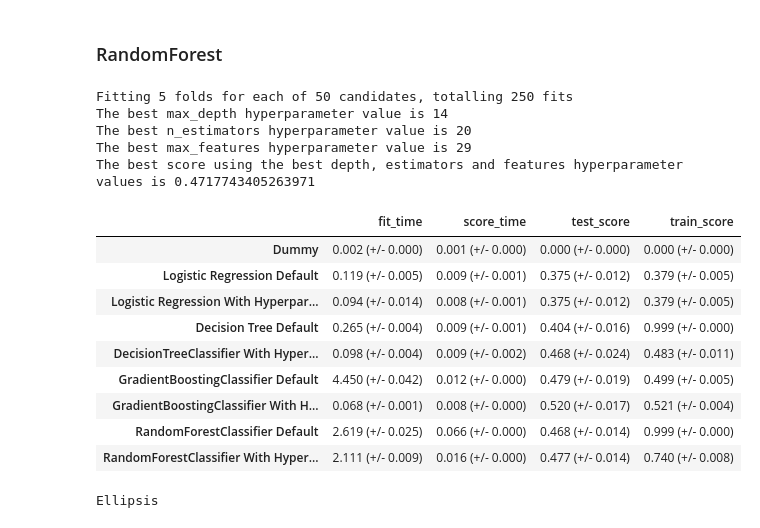
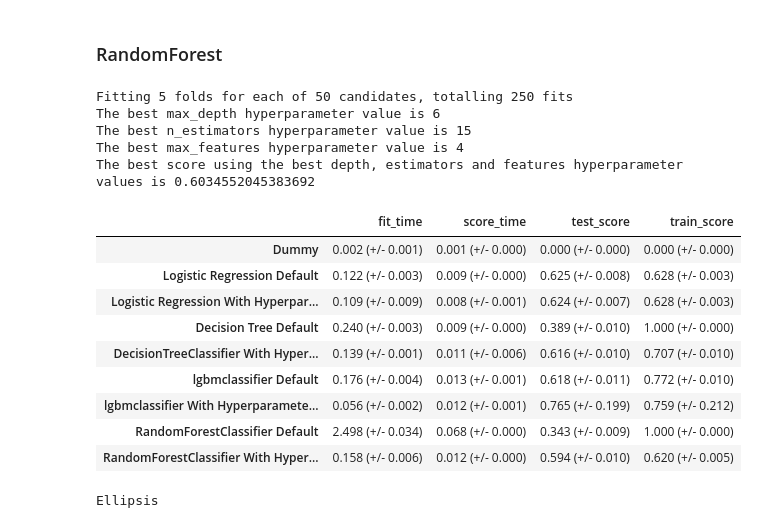
Before and after one commit to BradPeng/cpsc330-2023s, a Jupyter notebook: hw/hw5/hw5.ipynb, the cells around one changed output. Saved outputs shown, nothing was run; the diff lists cells and outputs as text; code cells hidden in the pictures.

Commit message:
hw5: Updates
- start using lbgm instead of the gradient tree thing
- make classes balanced in all classifiers

```diff
--- a/hw/hw5/hw5.ipynb
+++ b/hw/hw5/hw5.ipynb
@@ -686,7 +686,7 @@ In section 7 we created a LogisticRegression model and in section 8 we created a
 # %%
 from scipy.stats import lognorm, loguniform, randint
 pipe_lr = make_pipeline(
-    preprocessor, LogisticRegression(max_iter=1000)
+    preprocessor, LogisticRegression(max_iter=1000, class_weight="balanced")
 )
 
 param_grid = {"logisticregression__C": loguniform(1e-3, 1e3)}
@@ -716,7 +716,7 @@ print(f"The best score using the best C hyperparameter value is {random_search.b
 
 # Add the optimized logistic regression to results table
 pipe_lr = make_pipeline(
-    preprocessor, LogisticRegression(max_iter=1000, C=random_search.best_score_ )
+    preprocessor, LogisticRegression(max_iter=1000, C=random_search.best_score_, class_weight="balanced" )
 )
 results["Logistic Regression With Hyperparameter Optimization"] = mean_std_cross_val_scores(
     pipe_lr, X_train, y_train, return_train_score=True, scoring=f1_scorer
@@ -734,7 +734,7 @@ The best score using the best C hyperparameter value is 0.3755630625515143
 ### DecisionTreeClassifier
 # %%
 pipe_dtc = make_pipeline(
-    preprocessor, DecisionTreeClassifier()
+    preprocessor, DecisionTreeClassifier(class_weight="balanced")
 )
 
 param_grid = {"decisiontreeclassifier__max_depth": randint(low=1, high=100)}
@@ -769,7 +769,7 @@ results[f"Decision Tree Default"] = mean_std_cross_val_scores(
 
 # Add the optimized DecisionTreeClassifier to results table
 pipe_dtc = make_pipeline(
-    preprocessor, DecisionTreeClassifier(max_depth=random_search.best_params_["decisiontreeclassifier__max_depth"])
+    preprocessor, DecisionTreeClassifier(max_depth=random_search.best_params_["decisiontreeclassifier__max_depth"], class_weight="balanced")
 )
 results["DecisionTreeClassifier With Hyperparameter Optimization"] = mean_std_cross_val_scores(
     pipe_dtc, X_train, y_train, return_train_score=True, scoring=f1_scorer
@@ -790,10 +788,11 @@ The best score using the best max_depth hyperparameter value is 0.46770352831417
 # %%
+from lightgbm.sklearn import LGBMClassifier
 pipe_GBC = make_pipeline(
-    preprocessor, GradientBoostingClassifier()
+    preprocessor, LGBMClassifier(class_weight='balanced')
 )
 
-param_grid = {"gradientboostingclassifier__learning_rate": loguniform(1e-3, 1e3),
-             "gradientboostingclassifier__n_estimators": randint(low=1, high=30)}
+param_grid = {"lgbmclassifier__learning_rate": loguniform(1e-3, 1e3),
+             "lgbmclassifier__n_estimators": randint(low=1, high=30)}
 
 random_search = RandomizedSearchCV(
     pipe_GBC,
@@ -809,30 +808,35 @@ random_search.fit(X_train, y_train);
 pd.DataFrame(random_search.cv_results_)[
     [
         "mean_test_score",
-        "param_gradientboostingclassifier__learning_rate",
-        "param_gradientboostingclassifier__n_estimators",
+        "param_lgbmclassifier__learning_rate",
+        "param_lgbmclassifier__n_estimators",
         "mean_fit_time",
         "rank_test_score",
     ]
 ].set_index("rank_test_score").sort_index().T
 
-print(f"The best learning_rate hyperparameter value is {random_search.best_params_['gradientboostingclassifier__learning_rate']}")
-print(f"The best n_estimators hyperparameter value is {random_search.best_params_['gradientboostingclassifier__n_estimators']}")
+best_lgbm_learning_rate = random_search.best_params_['lgbmclassifier__learning_rate']
+best_lbgm_n_estimators = random_search.best_params_['lgbmclassifier__n_estimators']
+
+print(f"The best learning_rate hyperparameter value is {best_lgbm_learning_rate}")
+print(f"The best n_estimators hyperparameter value is {best_lbgm_n_estimators}")
 print(f"The best score using the best learning_rate and n_estimators hyperparameter values is {random_search.best_score_}")
 
-# Add default GradientBoostingClassifier results to results table
-results[f"GradientBoostingClassifier Default"] = mean_std_cross_val_scores(
+# Add default lgbmclassifier results to results table
+results[f"lgbmclassifier Default"] = mean_std_cross_val_scores(
     pipe_GBC, X_train, y_train, return_train_score=True, scoring=f1_scorer
 )
 
-# Add the optimized GradientBoostingClassifier to results table
+# Add the optimized lgbmclassifier to results table
 pipe_GBC = make_pipeline(
-    preprocessor, GradientBoostingClassifier(learning_rate=random_search.best_params_["gradientboostingclassifier__learning_rate"],
-                                        n_estimators=random_search.best_params_["gradientboostingclassifier__n_estimators"])
+    preprocessor, LGBMClassifier(class_weight='balanced',
+                                 learning_rate=best_lgbm_learning_rate,
+                                        n_estimators=best_lbgm_n_estimators)
 )
-results["GradientBoostingClassifier With Hyperparameter Optimization"] = mean_std_cross_val_scores(
+results["lgbmclassifier With Hyperparameter Optimization"] = mean_std_cross_val_scores(
     pipe_GBC, X_train, y_train, return_train_score=True, scoring=f1_scorer
 )
+
 pd.DataFrame(results).T
 # %% [output]
 Fitting 5 folds for each of 50 candidates, totalling 250 fits
@@ -851,7 +855,7 @@ The best score using the best learning_rate and n_estimators hyperparameter valu
 ### RandomForest
 # %%
 pipe_RF = make_pipeline(
-    preprocessor, RandomForestClassifier()
+    preprocessor, RandomForestClassifier(class_weight="balanced")
 )
 
 param_grid = {"randomforestclassifier__max_depth": randint(low=1, high=30),
@@ -875,47 +879,48 @@ pd.DataFrame(random_search.cv_results_)[
         "param_randomforestclassifier__max_depth",
         "param_randomforestclassifier__n_estimators",
         "param_randomforestclassifier__max_features",
         "mean_fit_time",
         "rank_test_score",
     ]
 ].set_index("rank_test_score").sort_index().T
 
 print(f"The best max_depth hyperparameter value is {random_search.best_params_['randomforestclassifier__max_depth']}")
 print(f"The best n_estimators hyperparameter value is {random_search.best_params_['randomforestclassifier__n_estimators']}")
 print(f"The best max_features hyperparameter value is {random_search.best_params_['randomforestclassifier__max_features']}")
 print(f"The best score using the best depth, estimators and features hyperparameter values is {random_search.best_score_}")
 
 # Add default RandomForestClassifier results to results table
 results[f"RandomForestClassifier Default"] = mean_std_cross_val_scores(
     pipe_RF, X_train, y_train, return_train_score=True, scoring=f1_scorer
 )
 
 # Add the optimized RandomForestClassifier to results table
 pipe_RF = make_pipeline(
-    preprocessor, RandomForestClassifier(max_depth=random_search.best_params_['randomforestclassifier__max_depth'],
+    preprocessor, RandomForestClassifier(class_weight="balanced",
+                                        max_depth=random_search.best_params_['randomforestclassifier__max_depth'],
                                         n_estimators=random_search.best_params_['randomforestclassifier__n_estimators'],
                                         max_features=random_search.best_params_['randomforestclassifier__max_features'])
 )
 results["RandomForestClassifier With Hyperparameter Optimization"] = mean_std_cross_val_scores(
     pipe_RF, X_train, y_train, return_train_score=True, scoring=f1_scorer
 )
 pd.DataFrame(results).T
 # %% [output]
 Fitting 5 folds for each of 50 candidates, totalling 250 fits
-The best max_depth hyperparameter value is 14
-The best n_estimators hyperparameter value is 20
-The best max_features hyperparameter value is 29
-The best score using the best depth, estimators and features hyperparameter values is 0.4717743405263971
+The best max_depth hyperparameter value is 6
+The best n_estimators hyperparameter value is 15
+The best max_features hyperparameter value is 4
+The best score using the best depth, estimators and features hyperparameter values is 0.6034552045383692
 |  | fit_time | score_time | test_score | train_score |
-| Dummy | 0.002 (+/- 0.000) | 0.001 (+/- 0.000) | 0.000 (+/- 0.000) | 0.000 (+/- 0.000) |
-| Logistic Regression Default | 0.119 (+/- 0.005) | 0.009 (+/- 0.001) | 0.375 (+/- 0.012) | 0.379 (+/- 0.005) |
-| Logistic Regression With Hyperpar... | 0.094 (+/- 0.014) | 0.008 (+/- 0.001) | 0.375 (+/- 0.012) | 0.379 (+/- 0.005) |
-| Decision Tree Default | 0.265 (+/- 0.004) | 0.009 (+/- 0.001) | 0.404 (+/- 0.016) | 0.999 (+/- 0.000) |
-| DecisionTreeClassifier With Hyper... | 0.098 (+/- 0.004) | 0.009 (+/- 0.002) | 0.468 (+/- 0.024) | 0.483 (+/- 0.011) |
-| GradientBoostingClassifier Default | 4.450 (+/- 0.042) | 0.012 (+/- 0.000) | 0.479 (+/- 0.019) | 0.499 (+/- 0.005) |
-| GradientBoostingClassifier With H... | 0.068 (+/- 0.001) | 0.008 (+/- 0.000) | 0.520 (+/- 0.017) | 0.521 (+/- 0.004) |
-| RandomForestClassifier Default | 2.619 (+/- 0.025) | 0.066 (+/- 0.000) | 0.468 (+/- 0.014) | 0.999 (+/- 0.000) |
-| RandomForestClassifier With Hyper... | 2.111 (+/- 0.009) | 0.016 (+/- 0.000) | 0.477 (+/- 0.014) | 0.740 (+/- 0.008) |
+| Dummy | 0.002 (+/- 0.001) | 0.001 (+/- 0.000) | 0.000 (+/- 0.000) | 0.000 (+/- 0.000) |
+| Logistic Regression Default | 0.122 (+/- 0.003) | 0.009 (+/- 0.000) | 0.625 (+/- 0.008) | 0.628 (+/- 0.003) |
+| Logistic Regression With Hyperpar... | 0.109 (+/- 0.009) | 0.008 (+/- 0.001) | 0.624 (+/- 0.007) | 0.628 (+/- 0.003) |
+| Decision Tree Default | 0.240 (+/- 0.003) | 0.009 (+/- 0.000) | 0.389 (+/- 0.010) | 1.000 (+/- 0.000) |
+| DecisionTreeClassifier With Hyper... | 0.139 (+/- 0.001) | 0.011 (+/- 0.006) | 0.616 (+/- 0.010) | 0.707 (+/- 0.010) |
+| lgbmclassifier Default | 0.176 (+/- 0.004) | 0.013 (+/- 0.001) | 0.618 (+/- 0.011) | 0.772 (+/- 0.010) |
+| lgbmclassifier With Hyperparamete... | 0.056 (+/- 0.002) | 0.012 (+/- 0.001) | 0.765 (+/- 0.199) | 0.759 (+/- 0.212) |
+| RandomForestClassifier Default | 2.498 (+/- 0.034) | 0.068 (+/- 0.000) | 0.343 (+/- 0.009) | 1.000 (+/- 0.000) |
+| RandomForestClassifier With Hyper... | 0.158 (+/- 0.006) | 0.012 (+/- 0.000) | 0.594 (+/- 0.010) | 0.620 (+/- 0.005) |
 # %%
 ...
 # %% [output]
```
Also changed, not shown: parts of 50 cells of this notebook, 1 other file.
